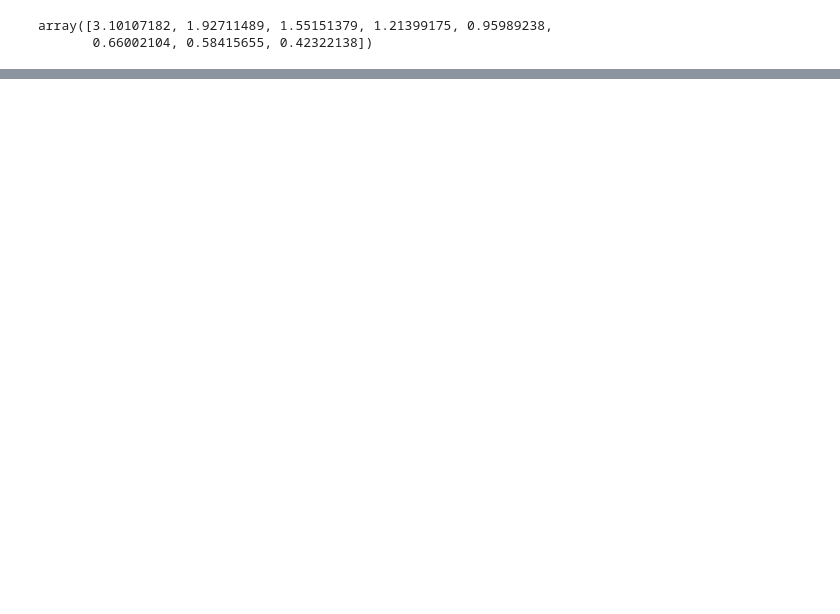
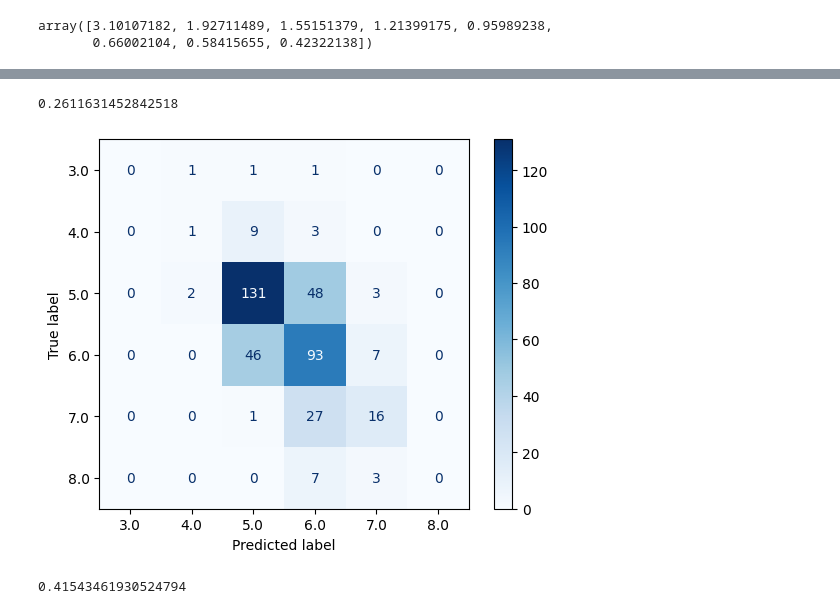
Before and after one commit to MaxSydneyDuerr/DHBW_MachineLearning, a Jupyter notebook: project.ipynb, the cells around one changed output, grey strips where cells are left out. Saved outputs shown, nothing was run; the diff lists cells and outputs as text; code cells hidden in the pictures; blank space fills up the shorter version.

```diff
--- a/project.ipynb
+++ b/project.ipynb
@@ -107,0 +120,3 @@ neigh.score(X_test,y_test)
+# %%
+inscaled_y_test = scalerY.inverse_transform(pd.DataFrame(y_test)).round()
+inscaled_y_test
@@ -107,0 +141,3 @@ neigh.score(X_test,y_test)
+# %%
+inscaled_y_pred_neigh = scalerY.inverse_transform(pd.DataFrame(y_pred_neigh)).round()
+inscaled_y_pred_neigh
@@ -107,0 +162,23 @@ neigh.score(X_test,y_test)
+# %%
+r2_score(inscaled_y_test,inscaled_y_pred_neigh)
+# %% [output]
+0.2611631452842518
+# %%
+from sklearn.metrics import ConfusionMatrixDisplay
+
+ConfusionMatrixDisplay.from_predictions(inscaled_y_test,inscaled_y_pred_neigh,cmap='Blues')
+
+plt.show()
+# %% [output]
+[figure, added]
+# %%
+from sklearn.svm import SVR
+from sklearn.metrics import r2_score
+svr = SVR()
+svr.fit(X_train, y_train)
+
+y_pred_svr = svr.predict(X_test)
+
+r2_score(y_test,y_pred_svr)
+# %% [output]
+0.41543461930524794
```
Also changed, not shown: parts of 11 cells of this notebook.
